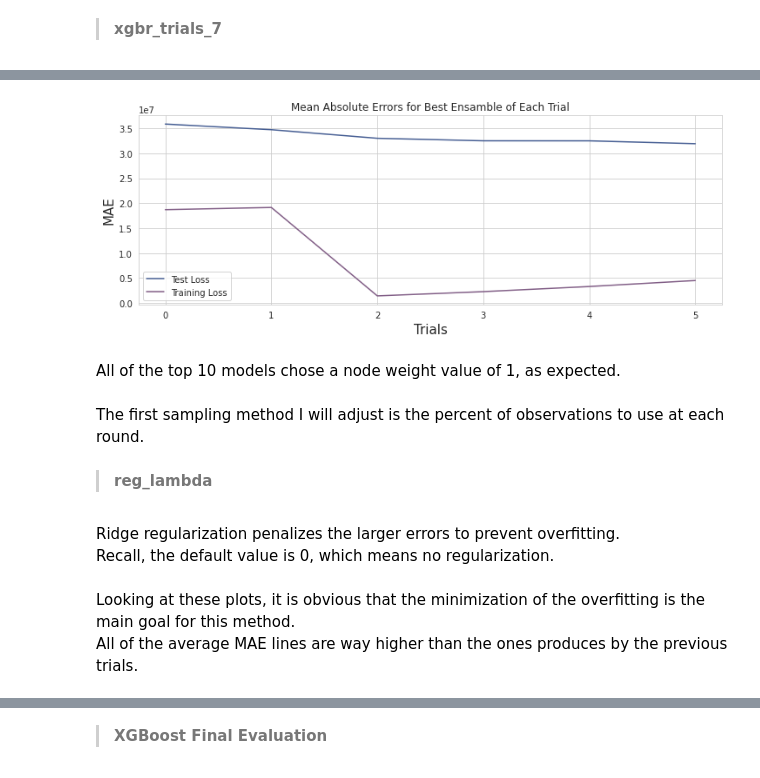
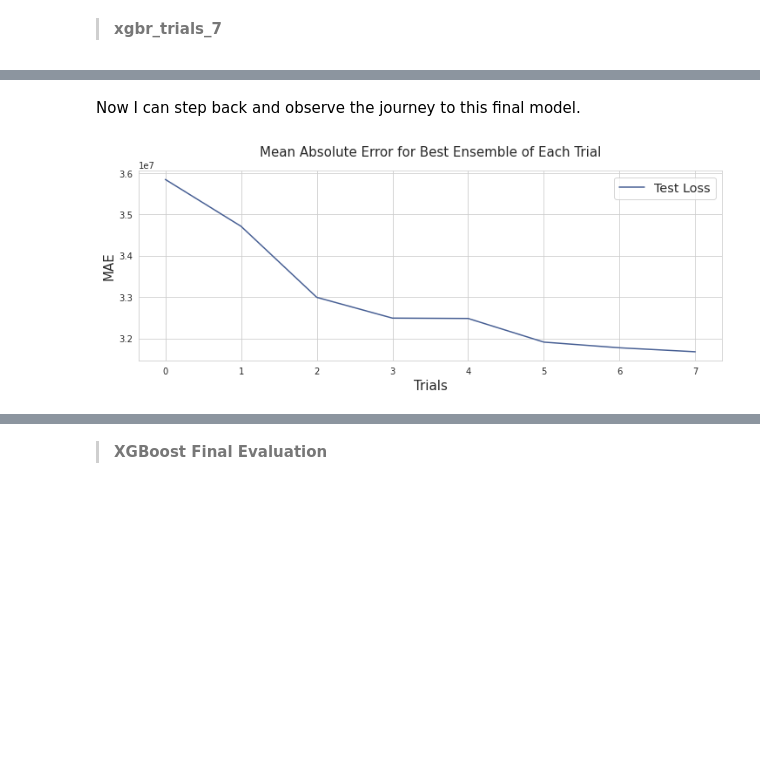
Before and after one commit to christianspybrook/movie_actor_tree_ensembles, a Jupyter notebook: xgboost/capstone2_xgb_regressor_optimized_target.ipynb, the cells around one changed output, grey strips where cells are left out. Cells and saved outputs as stored; diff of their text form; code cells hidden in the pictures; blank space fills up the shorter version.

```diff
--- a/xgboost/capstone2_xgb_regressor_optimized_target.ipynb
+++ b/xgboost/capstone2_xgb_regressor_optimized_target.ipynb
@@ -2855,9 +2862,0 @@ plot_maes(xgbr_trials_6)
-# %%
-# instantiate trials object for XGBoost Regressor optimization
-xgbr_trials_6 = Trials()
-# instantiate iteration marker
-global_iterations = 0
-# instantiate batch marker
-global_batches = 0
-# instantiate trial marker
-global_trials = 0
@@ -3049,3 +2946,5 @@ get_param_range(_lst, 4.154e7, 0.95)
+# %% [markdown]
+Now I can step back and observe the journey to this final model.
 # %%
 def join_losses(trials_dict):
     """Extracts loss and hyperparameters for best estimator of each trials object"""
@@ -3069,40 +2968,30 @@ def join_losses(trials_dict):
     return df
 # %%
 def plot_metrics(trials_dict):
-    """Plot loss metrics and ratio of training and test losses for best ensembles"""
+    """Plot test loss for best ensembles"""
     # construct DataFrame
     df = join_losses(trials_dict)
-    # plot loss metrics
+    # plot loss metric
     sns.lineplot(x=df.index, y='loss', data=df, label='Test Loss')
-    sns.lineplot(x=df.index, y='train_mae', data=df, label='Training Loss')
 
     plt.xlabel('Trials', fontsize=15)
     plt.ylabel('MAE', fontsize=15)
 
-    plt.legend()
-    plt.title('Mean Absolute Errors for Best Ensamble of Each Trial')
+    plt.legend(fontsize='x-large')
+    plt.title('Mean Absolute Error for Best Ensemble of Each Trial',
+              fontsize=15, y=1.05)
 # %%
 # assemble all trial runs
 trials_dict = {xgbr_trials_0: 0,
                xgbr_trials_1: 1,
                xgbr_trials_2: 2,
                xgbr_trials_3: 3,
                xgbr_trials_4: 4,
-               xgbr_trials_5: 5
+               xgbr_trials_5: 5,
+               xgbr_trials_6: 6,
+               xgbr_trials_7: 7
               }
 # plot the results
 plot_metrics(trials_dict)
 # %% [output]
-[figure, old version]
+[figure, new version]
-# %% [markdown]
-All of the top 10 models chose a node weight value of 1, as expected.
-# %% [markdown]
-The first sampling method I will adjust is the percent of observations to use at each round.
-# %% [markdown]
- > **reg_lambda**
-# %% [markdown]
-Ridge regularization penalizes the larger errors to prevent overfitting.<br>
-Recall, the default value is 0, which means no regularization.
-# %% [markdown]
-Looking at these plots, it is obvious that the minimization of the overfitting is the main goal for this method.<br>
-All of the average MAE lines are way higher than the ones produces by the previous trials.
```
Also changed, not shown: parts of 354 cells of this notebook.
